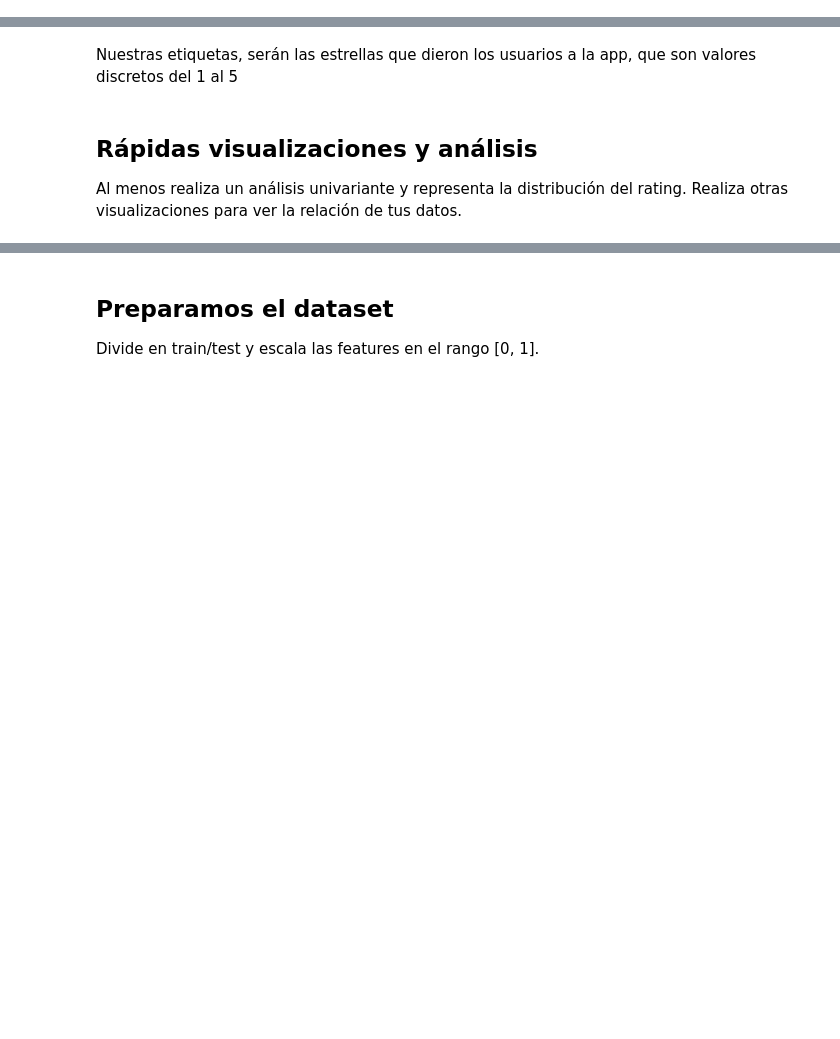
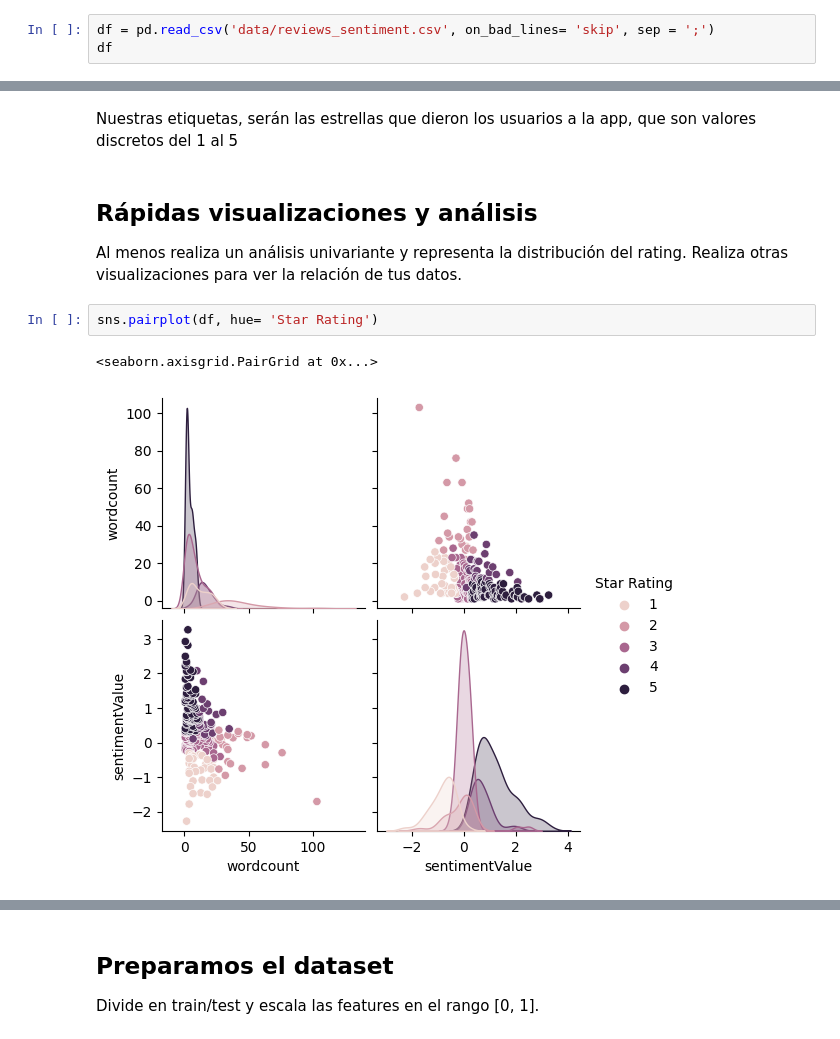
Before and after one commit to Mlcruz9/DS_TheBridgeBBK_SBIL2023, a Jupyter notebook: 3-Machine_Learning/1-Supervisado/3-RegorClass/7-KNN/ejercicios/Ejercicio_k-NearestNeighbor.ipynb, the cells around one changed output, grey strips where cells are left out. Cells and saved outputs as stored; diff of their text form; blank space fills up the shorter version.

```diff
--- a/3-Machine_Learning/1-Supervisado/3-RegorClass/7-KNN/ejercicios/Ejercicio_k-NearestNeighbor.ipynb
+++ b/3-Machine_Learning/1-Supervisado/3-RegorClass/7-KNN/ejercicios/Ejercicio_k-NearestNeighbor.ipynb
@@ -14,3 +14,6 @@ import matplotlib.pyplot as plt
 import seaborn as sns
 # %% [markdown]
 ## Leemos nuestro archivo de entrada `reviews_sentiment`
+# %%
+df = pd.read_csv('data/reviews_sentiment.csv', on_bad_lines= 'skip', sep = ';')
+df
@@ -21,3 +41,8 @@ Nuestras etiquetas, serán las estrellas que dieron los usuarios a la app, que s
 # %% [markdown]
 ## Rápidas visualizaciones y análisis
 Al menos realiza un análisis univariante y representa la distribución del rating. Realiza otras visualizaciones para ver la relación de tus datos.
+# %%
+sns.pairplot(df, hue= 'Star Rating')
+# %% [output]
+<seaborn.axisgrid.PairGrid at 0x...>
+[figure, added]
```
Also changed, not shown: parts of 17 cells of this notebook, 22 other files.
